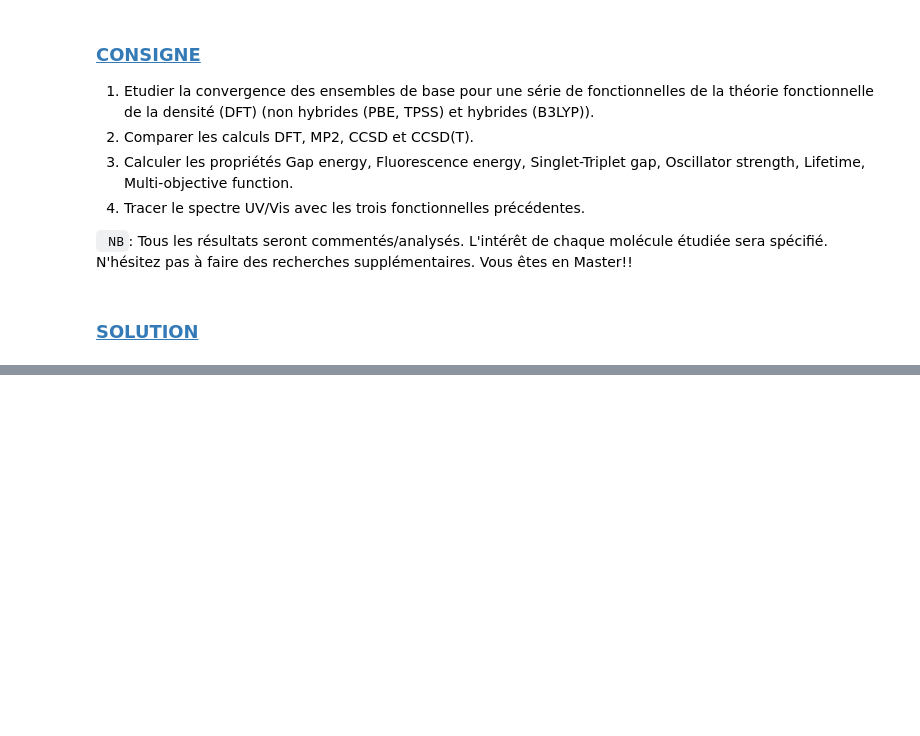
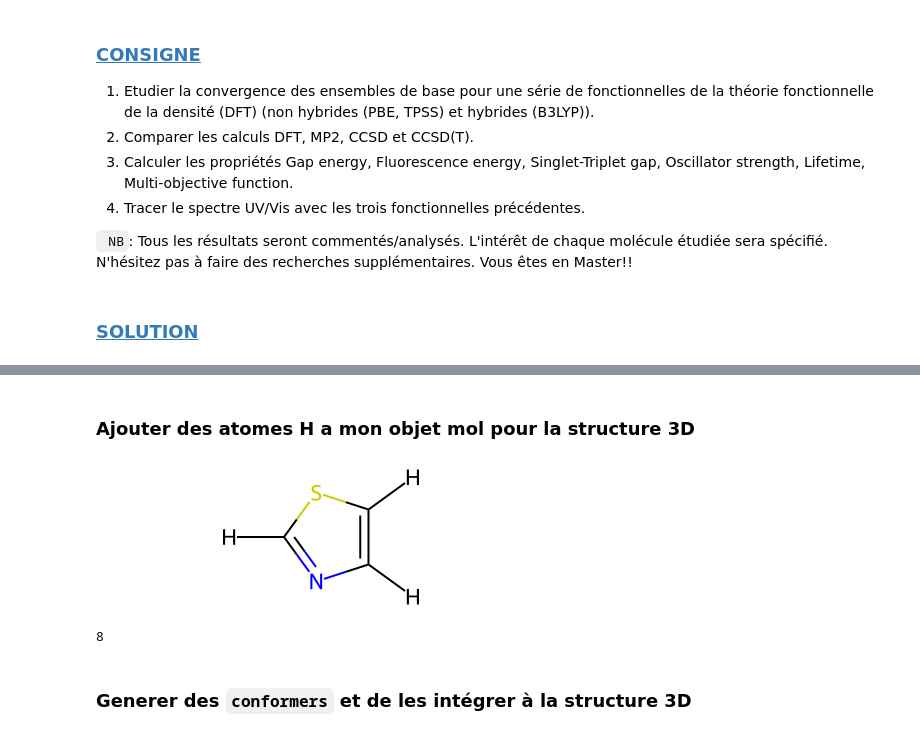
Before and after one commit to GitNindjapatrick/Pyscf-work, a Jupyter notebook: MVOTO_KONGO_Quantum-chemistry-survey.ipynb, the cells around one changed output, grey strips where cells are left out. Cells and saved outputs as stored; diff of their text form; code cells hidden in the pictures; blank space fills up the shorter version.

```diff
--- a/MVOTO_KONGO_Quantum-chemistry-survey.ipynb
+++ b/MVOTO_KONGO_Quantum-chemistry-survey.ipynb
@@ -24,0 +44,15 @@ spécifié. N'hésitez pas à faire des recherches supplémentaires. Vous êtes
+# %% [markdown]
+### **Ajouter des atomes H a mon objet  mol pour la structure 3D**
+# %%
+
+mol = Chem.AddHs(mol)
+mol
+# %% [output]
+[figure, added]
+# %%
+#observer le nombres d'atomes de mon objet mol
+mol.GetNumAtoms()
+# %% [output]
+8
+# %% [markdown]
+### **Generer  des `conformers`  et de les intégrer à la structure 3D**
```
Also changed, not shown: parts of 76 cells of this notebook.
